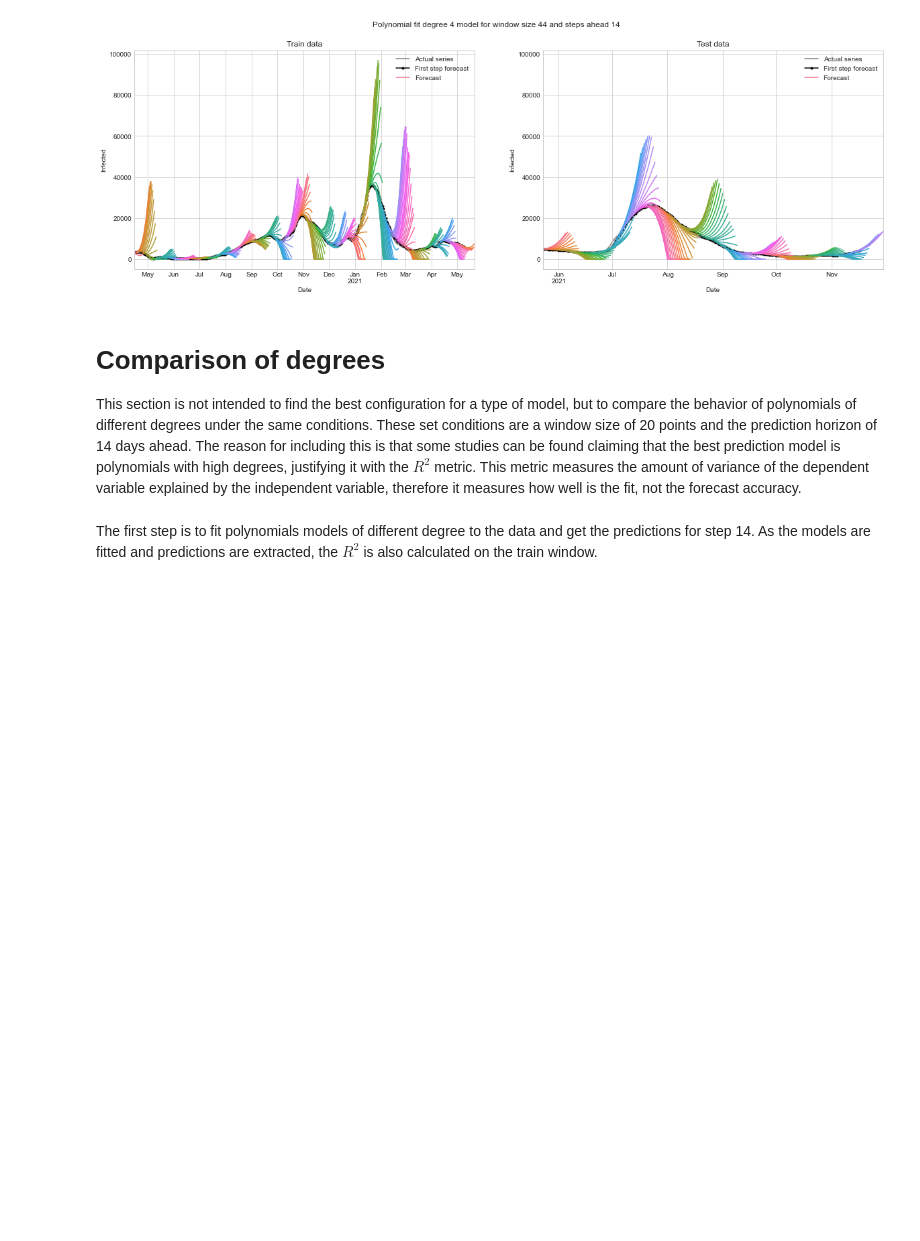
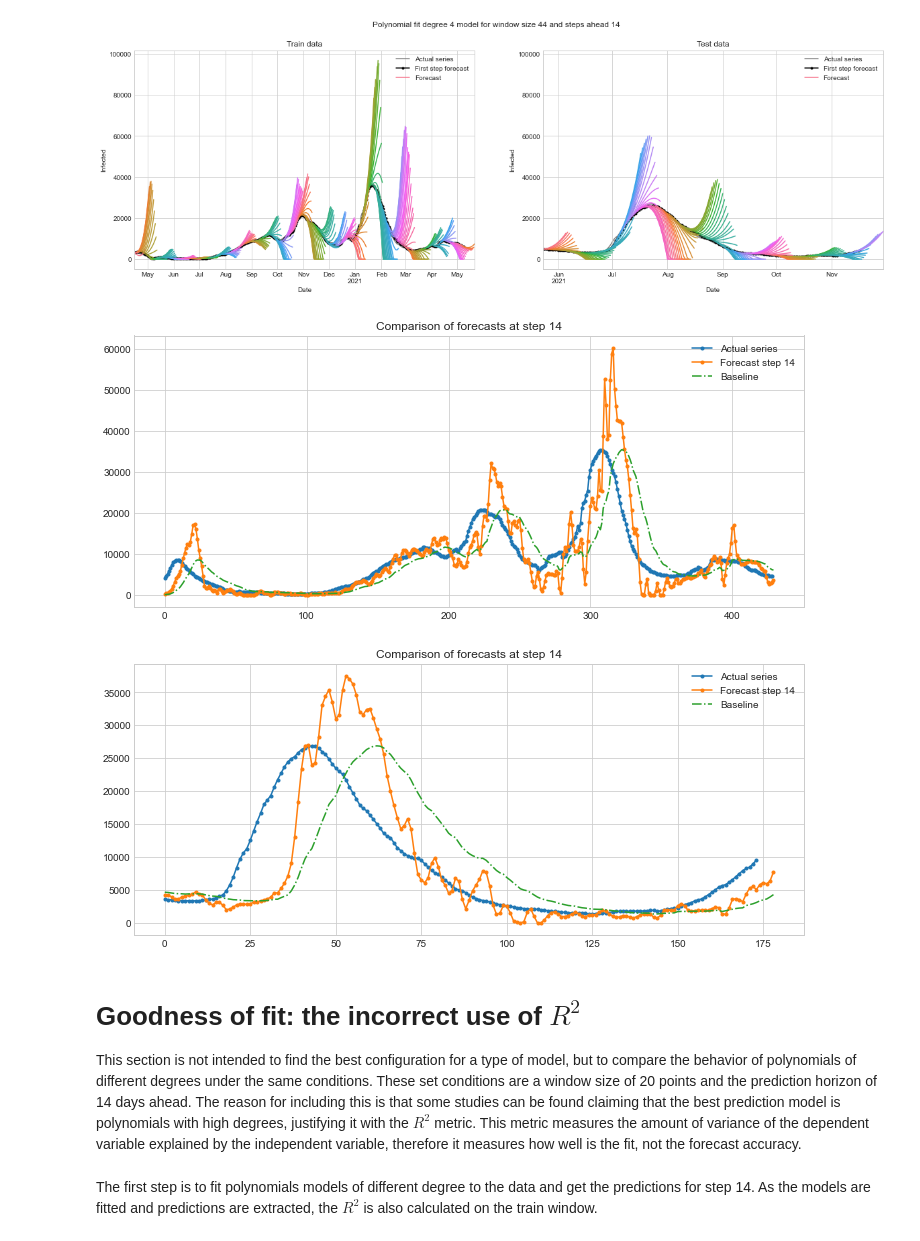
Before and after one commit to marialonsogar/COVID-Dynamics-Model-Comparison, a Jupyter notebook: modeling/trend-extrapolation-COVID-Spain.ipynb, the cells around one changed output. Saved outputs shown, nothing was run; the diff lists cells and outputs as text; code cells hidden in the pictures; blank space fills up the shorter version.

```diff
--- a/modeling/trend-extrapolation-COVID-Spain.ipynb
+++ b/modeling/trend-extrapolation-COVID-Spain.ipynb
@@ -216,6 +218,7 @@ class TrendExtrapolation:
 
         fitted = model.predict(x_present_transformed)
         prediction = model.predict(x_future_transformed)
+        pred_intervals = model.conf_int(x_future_transformed) # for pred intervals but lower limit is nan
 
         if correct_predictions:
             # change negative predictions to zero
@@ -584,8 +587,61 @@ for degree, best_window_size in zip(range(1,5), best_window_sizes):
 [figure]
 [figure]
 [figure]
+# %%
+def compare_forecasts_at_step(y_fit, baseline, lower_ci=None, upper_ci=None, test_series=None, step=1):
+    """ Compare the forecasts at a given step """
+
+    forecasts_step = y_fit[f'y_step_{step}'].values
+    base = baseline
+    fig = plt.figure(figsize=(12, 5))
+
+    plt.plot(test_series[step-1:len(y_fit)+step-1], marker='.', label='Actual series')
+    plt.plot(forecasts_step, marker='.', label=f'Forecast step {step}')
+    plt.plot(base, '-.', label='Baseline')
+
+    # if prediction intervals are available, plot them
+    try:
+        lower_ci_step = lower_ci[f'ci_lower_step_{step}'].values
+        upper_ci_step = upper_ci[f'ci_upper_step_{step}'].values
+        plt.fill_between(range(len(forecasts_step)), lower_ci_step, upper_ci_step, color='lightgrey', alpha=0.5)
+    except:
+        pass
+
+    plt.title(f'Comparison of forecasts at step {step}')
+    plt.legend()
+    plt.show()
+
+for degree, best_window_size in zip(range(1,5), best_window_sizes):
+    w_train = TrendExtrapolation(window_size=best_window_size, steps_ahead=14,
+                curve_type='poly', # specify type of curve to fit to data
+                degree=degree, # specify degree of the polynomial if necessary (default=1)
+                data=train['Infected']) # univariate series
+
+    test_data = pd.concat([ train['Infected'][-best_window_size:], test['Infected'] ])
+
+    w_test = TrendExtrapolation(window_size=best_window_size, steps_ahead=14,
+                curve_type='poly', # specify type of curve to fit to data
+                degree=degree, # specify degree of the polynomial if necessary (default=1)
+                data=test_data) # univariate series
+
+    y_fit_train = w_train.get_predictions_df(horizon=14, subset='train')
+    y_fit_test = w_test.get_predictions_df(horizon=14, subset='test')
+
+    # obtain data for the plots for both train and test data
+    baseline_test = w_test.baseline[:,0]
+    infected_test = test[w_test.window_size+1:]
+
+    baseline_train = w_train.baseline[:,0]
+    infected_train = train[w_train.window_size+1:]
+
+    compare_forecasts_at_step(y_fit_train, baseline=baseline_train, test_series=infected_train.values, step=14)
+    compare_forecasts_at_step(y_fit_test, baseline=baseline_test, test_series=infected_test.values, step=14)
+    break # get only forecasts for poly degree 1
+# %% [output]
+[figure, added]
+[figure, added]
 # %% [markdown]
-# Comparison of degrees
+# Goodness of fit: the incorrect use of $R^2$
 
 This section is not intended to find the best configuration for a type of model, but to compare the behavior of polynomials of different degrees under the same conditions. These set conditions are a window size of 20 points and the prediction horizon of 14 days ahead.
 The reason for including this is that some studies can be found claiming that the best prediction model is polynomials with high degrees, justifying it with the $R^2$ metric. This metric measures the amount of variance of the dependent variable explained by the independent variable, therefore it measures how well is the fit, not the forecast accuracy.
```
Also changed, not shown: parts of 22 cells of this notebook, 23 other files.
